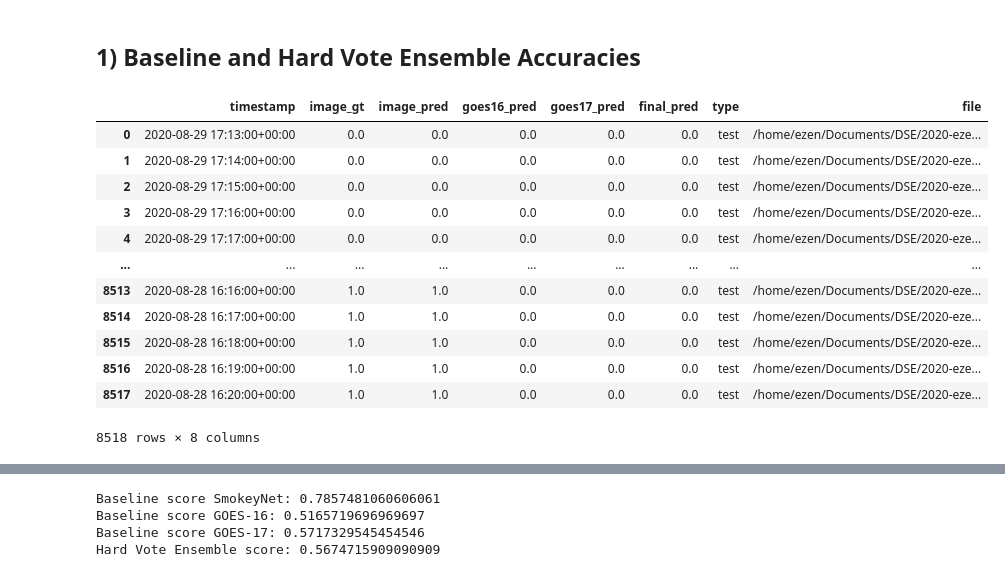
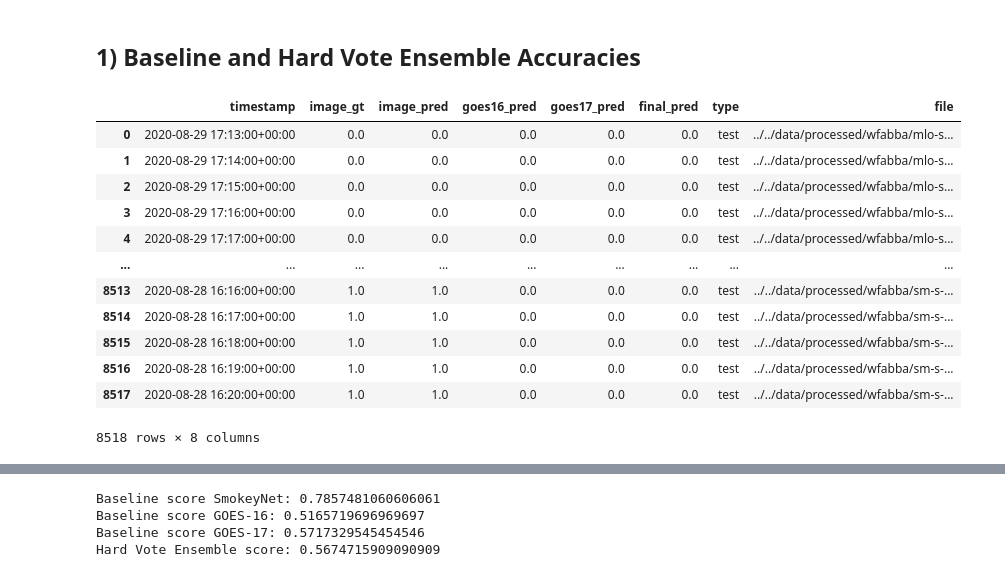
Before and after one commit to shaneluna/smokeynet-engineering, a Jupyter notebook: notebooks/wfabba/2_model_accuracy_scoring.ipynb, the cells around one changed output, grey strips where cells are left out. Cells and saved outputs as stored; diff of their text form; code cells hidden in the pictures.

Commit message:
modified source files path in 2_model_accuracy_scoring.ipynb

```diff
--- a/notebooks/wfabba/2_model_accuracy_scoring.ipynb
+++ b/notebooks/wfabba/2_model_accuracy_scoring.ipynb
@@ -16,33 +16,33 @@ import glob
 # %% [markdown]
 ## 1) Baseline and Hard Vote Ensemble Accuracies
 # %%
-path = os.getcwd()
-csv_files = glob.glob(os.path.join(path, "*_all_hard_voting_35.csv"))
+processed_data_dir = "../../data/processed/wfabba"
+csv_files = glob.glob(os.path.join(processed_data_dir, "*_all_hard_voting_35.csv"))
 
 master_df = pd.DataFrame()
 
 # loop over the list of csv files
 for f in csv_files:
     df = pd.read_csv(f)
     df["file"] = f
     master_df = pd.concat([master_df, df])
 
 master_df = master_df.reset_index()
 master_df = master_df.drop(columns=["index", "Unnamed: 0"])
 master_df
 # %% [output]
 |  | timestamp | image_gt | image_pred | goes16_pred | goes17_pred | final_pred | type | file |
-| 0 | 2020-08-29 17:13:00+00:00 | 0.0 | 0.0 | 0.0 | 0.0 | 0.0 | test | /home/ezen/Documents/DSE/2020-eze... |
-| 1 | 2020-08-29 17:14:00+00:00 | 0.0 | 0.0 | 0.0 | 0.0 | 0.0 | test | /home/ezen/Documents/DSE/2020-eze... |
-| 2 | 2020-08-29 17:15:00+00:00 | 0.0 | 0.0 | 0.0 | 0.0 | 0.0 | test | /home/ezen/Documents/DSE/2020-eze... |
-| 3 | 2020-08-29 17:16:00+00:00 | 0.0 | 0.0 | 0.0 | 0.0 | 0.0 | test | /home/ezen/Documents/DSE/2020-eze... |
-| 4 | 2020-08-29 17:17:00+00:00 | 0.0 | 0.0 | 0.0 | 0.0 | 0.0 | test | /home/ezen/Documents/DSE/2020-eze... |
+| 0 | 2020-08-29 17:13:00+00:00 | 0.0 | 0.0 | 0.0 | 0.0 | 0.0 | test | ../../data/processed/wfabba/mlo-s... |
+| 1 | 2020-08-29 17:14:00+00:00 | 0.0 | 0.0 | 0.0 | 0.0 | 0.0 | test | ../../data/processed/wfabba/mlo-s... |
+| 2 | 2020-08-29 17:15:00+00:00 | 0.0 | 0.0 | 0.0 | 0.0 | 0.0 | test | ../../data/processed/wfabba/mlo-s... |
+| 3 | 2020-08-29 17:16:00+00:00 | 0.0 | 0.0 | 0.0 | 0.0 | 0.0 | test | ../../data/processed/wfabba/mlo-s... |
+| 4 | 2020-08-29 17:17:00+00:00 | 0.0 | 0.0 | 0.0 | 0.0 | 0.0 | test | ../../data/processed/wfabba/mlo-s... |
 | ... | ... | ... | ... | ... | ... | ... | ... | ... |
-| 8513 | 2020-08-28 16:16:00+00:00 | 1.0 | 1.0 | 0.0 | 0.0 | 0.0 | test | /home/ezen/Documents/DSE/2020-eze... |
-| 8514 | 2020-08-28 16:17:00+00:00 | 1.0 | 1.0 | 0.0 | 0.0 | 0.0 | test | /home/ezen/Documents/DSE/2020-eze... |
-| 8515 | 2020-08-28 16:18:00+00:00 | 1.0 | 1.0 | 0.0 | 0.0 | 0.0 | test | /home/ezen/Documents/DSE/2020-eze... |
-| 8516 | 2020-08-28 16:19:00+00:00 | 1.0 | 1.0 | 0.0 | 0.0 | 0.0 | test | /home/ezen/Documents/DSE/2020-eze... |
-| 8517 | 2020-08-28 16:20:00+00:00 | 1.0 | 1.0 | 0.0 | 0.0 | 0.0 | test | /home/ezen/Documents/DSE/2020-eze... |
+| 8513 | 2020-08-28 16:16:00+00:00 | 1.0 | 1.0 | 0.0 | 0.0 | 0.0 | test | ../../data/processed/wfabba/sm-s-... |
+| 8514 | 2020-08-28 16:17:00+00:00 | 1.0 | 1.0 | 0.0 | 0.0 | 0.0 | test | ../../data/processed/wfabba/sm-s-... |
+| 8515 | 2020-08-28 16:18:00+00:00 | 1.0 | 1.0 | 0.0 | 0.0 | 0.0 | test | ../../data/processed/wfabba/sm-s-... |
+| 8516 | 2020-08-28 16:19:00+00:00 | 1.0 | 1.0 | 0.0 | 0.0 | 0.0 | test | ../../data/processed/wfabba/sm-s-... |
+| 8517 | 2020-08-28 16:20:00+00:00 | 1.0 | 1.0 | 0.0 | 0.0 | 0.0 | test | ../../data/processed/wfabba/sm-s-... |
 8518 rows × 8 columns
 # %%
 master_df = master_df.rename(columns={"image_pred":"smokeynet_pred", "final_pred":"hard_vote_pred"})
```
Also changed, not shown: parts of 3 cells of this notebook.
